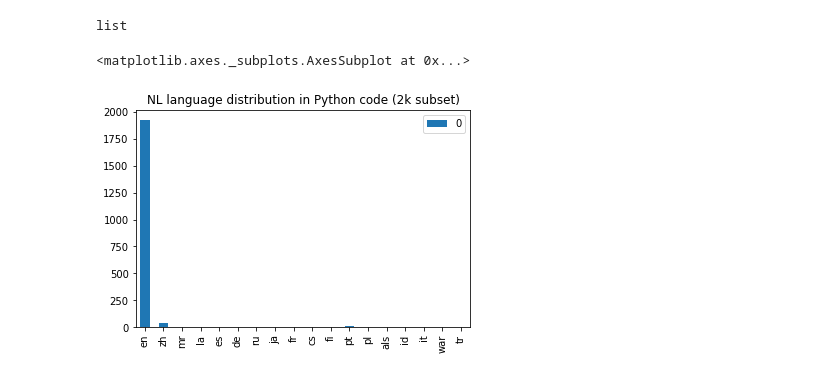
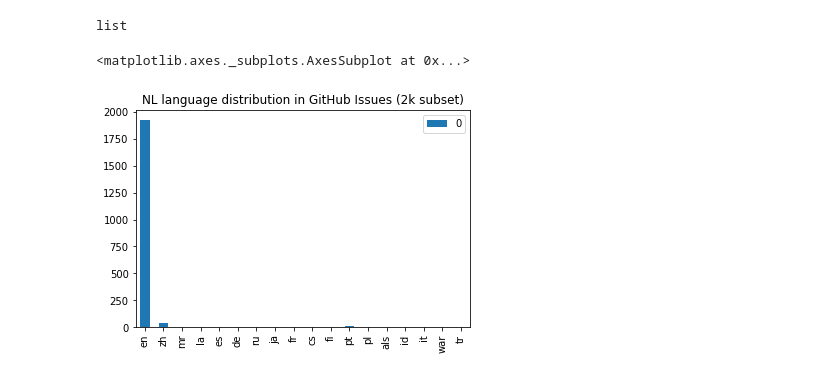
Before and after one commit to bigcode-project/bigcode-analysis, a Jupyter notebook: data_analysis/python_data_analysis/issue_language_identification/analysis.ipynb, the cells around one changed output. Cells and saved outputs as stored; diff of their text form; code cells hidden in the pictures.

```diff
--- a/data_analysis/python_data_analysis/issue_language_identification/analysis.ipynb
+++ b/data_analysis/python_data_analysis/issue_language_identification/analysis.ipynb
@@ -300,9 +300,9 @@ list
 # %%
 import pandas
 from collections import Counter
 letter_counts = Counter(dataset_language["nl_language"])
 df = pandas.DataFrame.from_dict(letter_counts, orient='index')
-df.plot(kind='bar', title="NL language distribution in Python code (2k subset)")
+df.plot(kind='bar', title="NL language distribution in GitHub Issues (2k subset)")
 # %% [output]
 <matplotlib.axes._subplots.AxesSubplot at 0x...>
-[figure, old version]
+[figure, new version]
```
Also changed, not shown: 4 other files.
